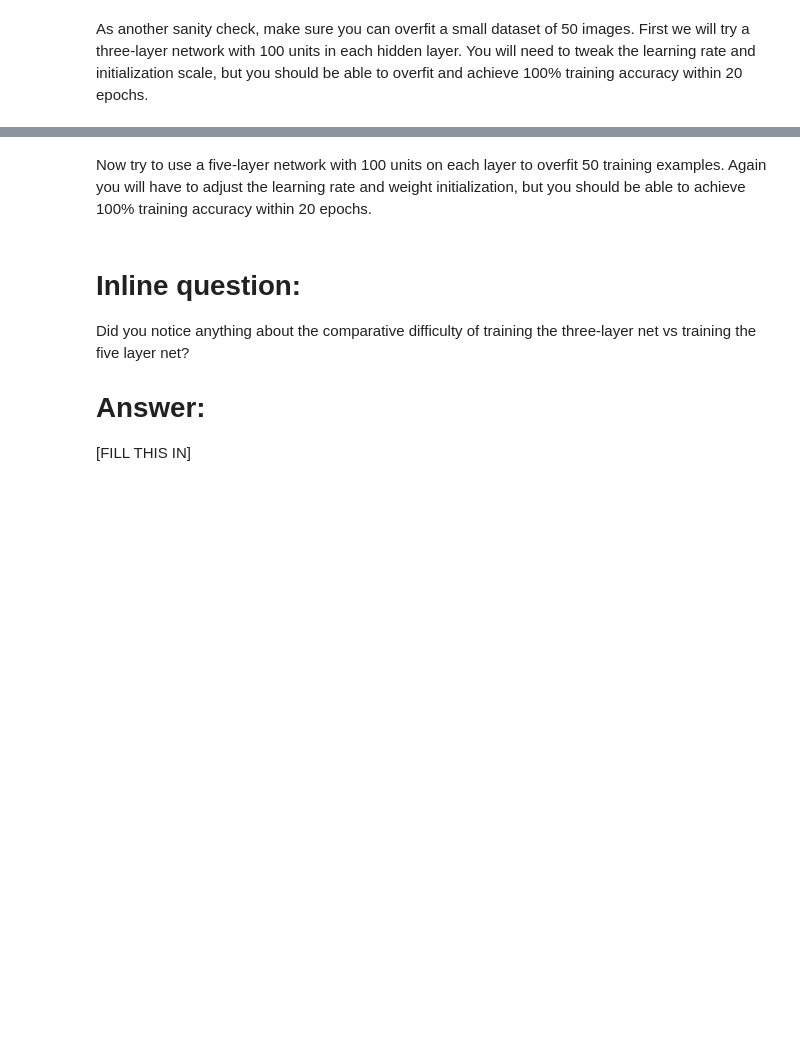
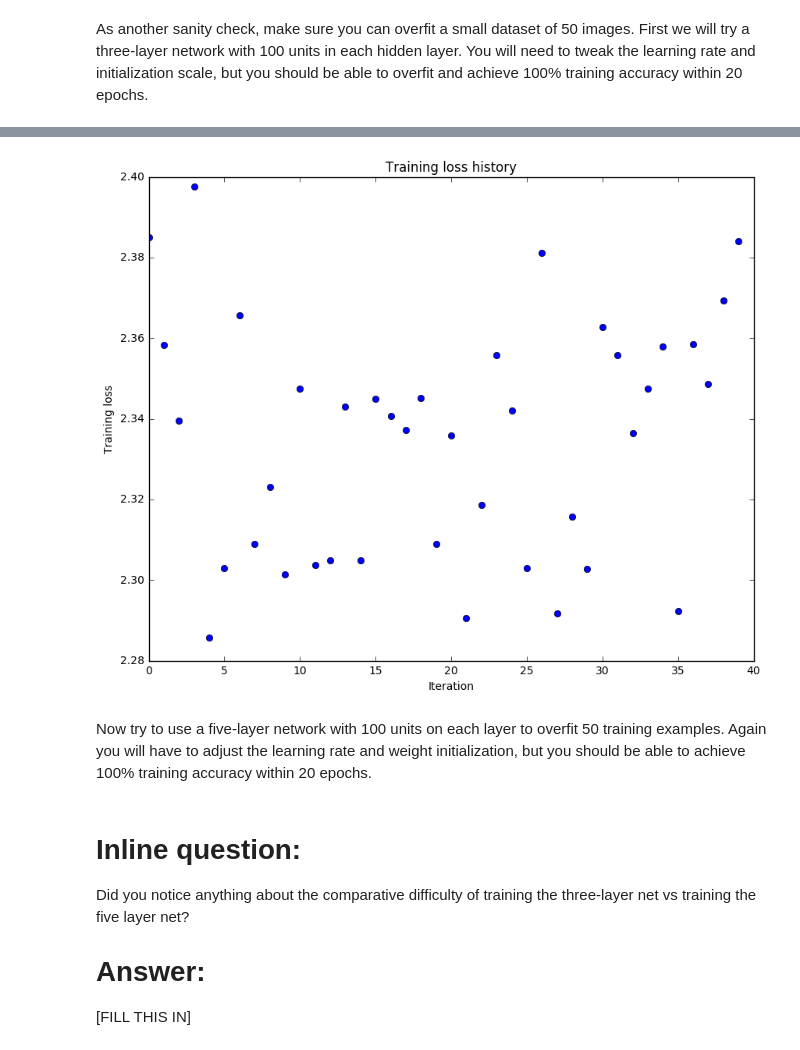
Before and after one commit to yunfanz/NeuralNetsHW, a Jupyter notebook: HW/assignment2/FullyConnectedNets.ipynb, the cells around one changed output, grey strips where cells are left out. Cells and saved outputs as stored; diff of their text form; code cells hidden in the pictures; blank space fills up the shorter version.

```diff
--- a/HW/assignment2/FullyConnectedNets.ipynb
+++ b/HW/assignment2/FullyConnectedNets.ipynb
@@ -267,7 +324,14 @@ solver = None
 # TODO: Use a Solver instance to train a TwoLayerNet that achieves at least  #
 # 50% accuracy on the validation set.                                        #
 ##############################################################################
-pass
-##############################################################################
-#                             END OF YOUR CODE                               #
-##############################################################################
+data = get_CIFAR10_data() #dictionary with X_train etc.
+model = TwoLayerNet(weight_scale=1e-3, reg=0.)  #default dimensions all correct
+solver = Solver(model, data,
+              update_rule='sgd',
+              optim_config={
+                'learning_rate': 1e-3,
+              },
+              lr_decay=0.95,
+              num_epochs=10, batch_size=100,
+              print_every=100)
+solver.train()
@@ -332,7 +437,7 @@ small_data = {
 }
 
 weight_scale = 1e-2
-learning_rate = 1e-4
+learning_rate = 1e-5
 model = FullyConnectedNet([100, 100],
               weight_scale=weight_scale, dtype=np.float64)
 solver = Solver(model, small_data,
@@ -349,3 +454,4 @@ plt.title('Training loss history')
 plt.xlabel('Iteration')
 plt.ylabel('Training loss')
 plt.show()
+# %% [output]
@@ -352,3 +475,4 @@ plt.show()
+[figure, added]
 # %% [markdown]
 Now try to use a five-layer network with 100 units on each layer to overfit 50 training examples. Again you will have to adjust the learning rate and weight initialization, but you should be able to achieve 100% training accuracy within 20 epochs.
 # %%
```
Also changed, not shown: parts of 15 cells of this notebook, 3 other files.
